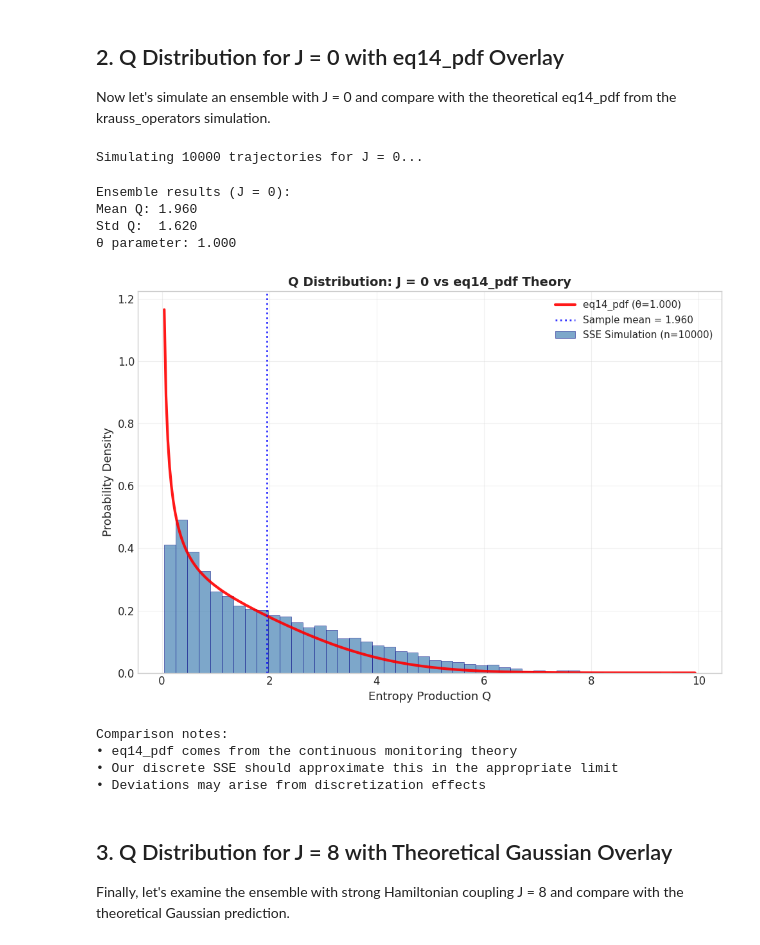
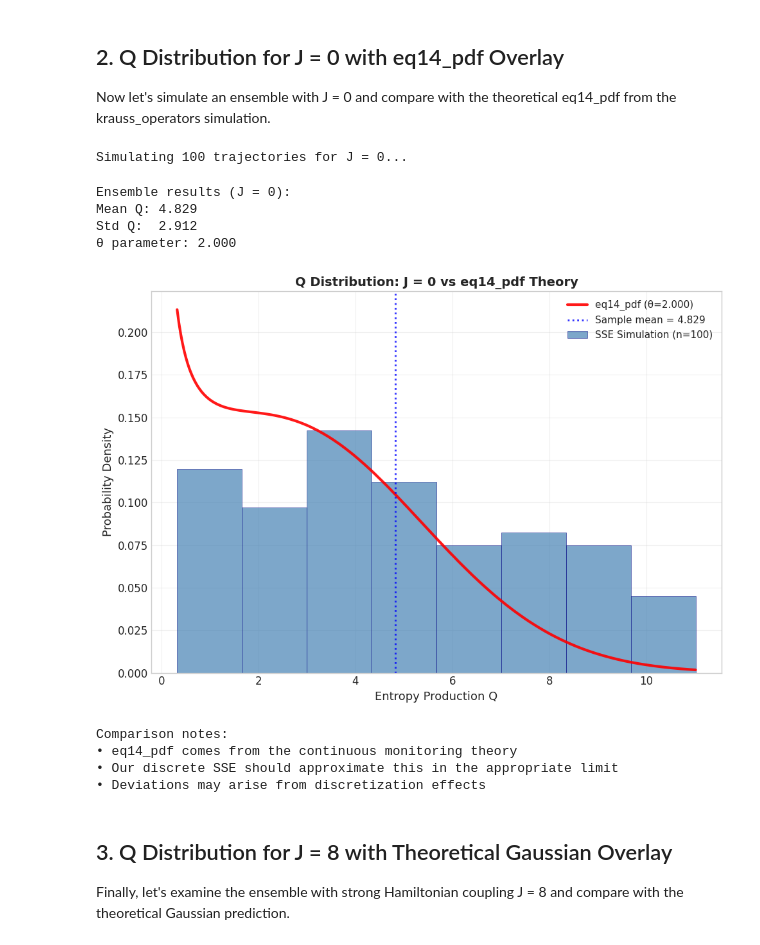
Before and after one commit to alonk-me/Quntum-measurment-model, a Jupyter notebook: sse_simulation/sse_simulation_demo.ipynb, the cells around one changed output. Cells and saved outputs as stored; diff of their text form; code cells hidden in the pictures.

```diff
--- a/sse_simulation/sse_simulation_demo.ipynb
+++ b/sse_simulation/sse_simulation_demo.ipynb
@@ -40,7 +40,7 @@ SSE Wavefunction Simulation: Trajectory Analysis
 
 # Simulation parameters
 epsilon = 0.01  # Measurement strength
-N_steps = 10000  # Number of measurement steps
+N_steps = 20000  # Number of measurement steps
 J = 8.0  # Hamiltonian coupling strength
 
 # Create simulators with and without Hamiltonian coupling
@@ -110,7 +110,7 @@ Key observations:
 Now let's simulate an ensemble with J = 0 and compare with the theoretical eq14_pdf from the krauss_operators simulation.
 # %%
 # Simulate ensemble for J = 0
-n_trajectories = 10000
+n_trajectories = 100
 print(f"Simulating {n_trajectories} trajectories for J = 0...")
 
 Q_values_J0, _, _ = sim_no_J.simulate_ensemble(n_trajectories, progress=True)
@@ -151,38 +151,38 @@ except Exception as e:
     print(f"Warning: Could not evaluate eq14_pdf: {e}")
     # Fallback to Gaussian approximation
     gaussian_mean = np.mean(Q_values_J0)
     gaussian_std = np.std(Q_values_J0)
     gaussian_pdf = (1 / (gaussian_std * np.sqrt(2 * np.pi))) * \
                    np.exp(-0.5 * ((x_theory - gaussian_mean) / gaussian_std)**2)
     ax.plot(x_theory, gaussian_pdf, 'orange', linewidth=3,
             label=f'Gaussian fallback', alpha=0.9, linestyle='--')
 
 # Mark sample mean
 sample_mean = np.mean(Q_values_J0)
 ax.axvline(sample_mean, color='blue', linestyle=':',
            linewidth=2, alpha=0.8, label=f'Sample mean = {sample_mean:.3f}')
 
 # Formatting
 ax.set_xlabel('Entropy Production Q', fontsize=13)
 ax.set_ylabel('Probability Density', fontsize=13)
 ax.set_title('Q Distribution: J = 0 vs eq14_pdf Theory', fontsize=14, fontweight='bold')
 ax.legend(fontsize=11)
 ax.grid(True, alpha=0.3)
 
 plt.tight_layout()
 plt.show()
 
 print("\nComparison notes:")
 print("• eq14_pdf comes from the continuous monitoring theory")
 print("• Our discrete SSE should approximate this in the appropriate limit")
 print("• Deviations may arise from discretization effects")
 # %% [output]
-Simulating 10000 trajectories for J = 0...
+Simulating 100 trajectories for J = 0...
 Ensemble results (J = 0):
-Mean Q: 1.960
-Std Q:  1.620
-θ parameter: 1.000
+Mean Q: 4.829
+Std Q:  2.912
+θ parameter: 2.000
-[figure, old version]
+[figure, new version]
 Comparison notes:
 • eq14_pdf comes from the continuous monitoring theory
 • Our discrete SSE should approximate this in the appropriate limit
```
Also changed, not shown: parts of 3 cells of this notebook, 1 other file.
